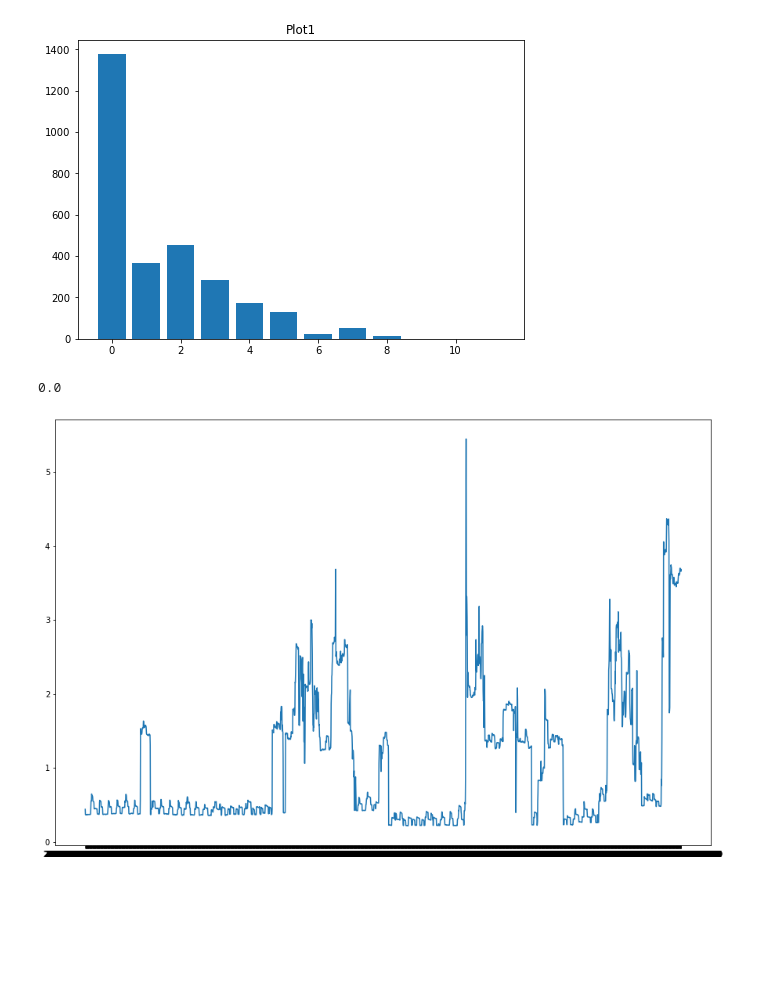
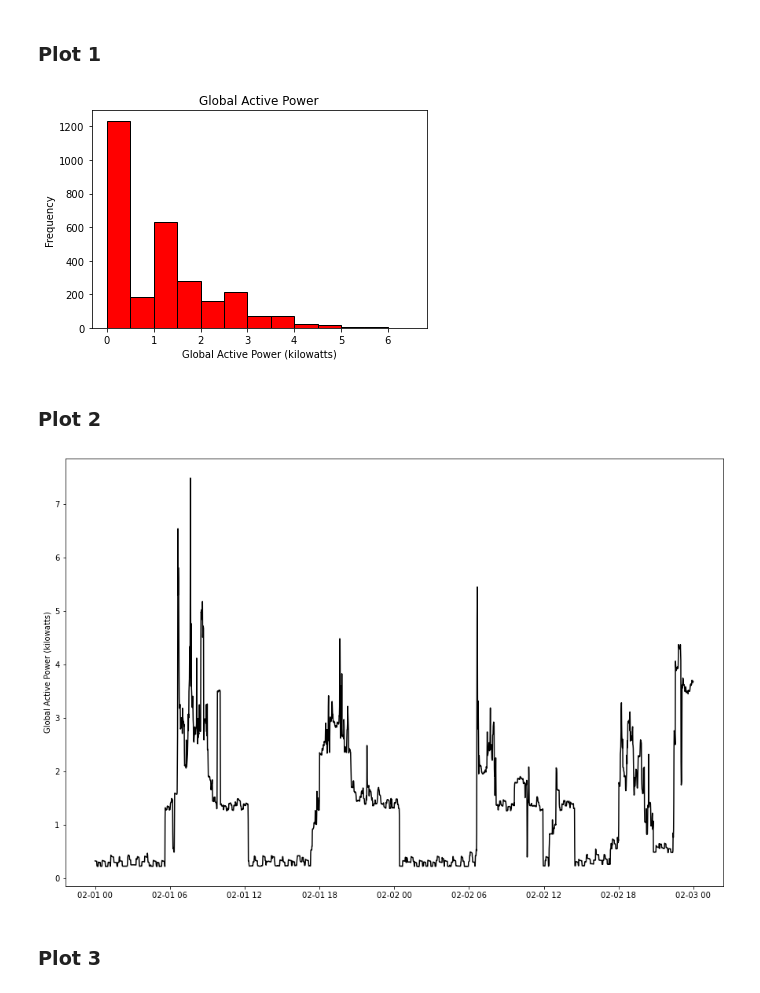
Before and after one commit to InventN/Visualize_lab3, a Jupyter notebook: Untitled.ipynb, the cells around one changed output. Drawn from its saved outputs; the diff is of its cells as text; code cells hidden in the pictures; blank space fills up the shorter version.

```diff
--- a/Untitled.ipynb
+++ b/Untitled.ipynb
@@ -7,5 +9 @@ df = pd.read_table("household_power_consumption.txt", delimiter=";")
-# %%
-df['Date'] =  pd.to_datetime(df['Date'])
-# df['Date'] = df[['Date', 'Time']].agg(' '.join, axis=1)
-# df['Date'] = pd.to_datetime(df['Date'], format='%d%m%y%H%M%S')
 # %%
@@ -29,0 +48,2 @@ df[['Global_active_power','Global_reactive_power','Voltage','Global_intensity','
+# %%
+df[['Global_active_power','Global_reactive_power','Voltage','Global_intensity','Sub_metering_1','Sub_metering_2','Sub_metering_3']] = df[['Global_active_power','Global_reactive_power','Voltage','Global_intensity','Sub_metering_1','Sub_metering_2','Sub_metering_3']].astype('float64')
@@ -30,5 +52,3 @@ df[['Global_active_power','Global_reactive_power','Voltage','Global_intensity','
 # %%
-df['Date'] = df['Date'].dt.strftime('%Y-%m-%d')
-df["Period"] = df[["Date", "Time"]].agg(" ".join, axis=1)
-df[['Global_active_power','Global_reactive_power','Voltage','Global_intensity','Sub_metering_1','Sub_metering_2','Sub_metering_3']] = df[['Global_active_power','Global_reactive_power','Voltage','Global_intensity','Sub_metering_1','Sub_metering_2','Sub_metering_3']].astype('float')
-df.dtypes
+df['Date'] =  pd.to_datetime(df['Date'], format='%d/%m/%Y')
+df['Time'] = pd.to_timedelta(df['Time'])
@@ -45,0 +57,2 @@ dtype: object
+# %%
+df['Period'] = pd.to_datetime(df['Date'] + df['Time'], format='%Y-%m-%d%H:%M:%S')
@@ -46,38 +79,32 @@ dtype: object
+# %% [markdown]
+### Plot 1
 # %%
 def plot1():
+    plt.hist(df.Global_active_power, bins = np.arange(0, 7, 0.5), color ='r', edgecolor = "black")
+    plt.xlabel('Global Active Power (kilowatts)')
+    plt.ylabel('Frequency')
+    plt.title('Global Active Power')
+    plt.savefig('figure1.png')
+    plt.show()
 
-    pass
-# fig = plt.figure(figsize = (10, 5))
-x = [0, 1, 2, 3, 4, 5, 6, 7, 8, 9, 10, 11]
-y = list(hmm)
-plt.bar(x, y)
-
-plt.title('Plot1')
-plt.show()
+plot1()
 # %% [output]
-[figure, old version]
+[figure, new version]
-# %%
-# bins = np.linspace(0, 6, num=13)
-# list(bins)
-# hmm = df['Global_active_power'].value_counts(bins=bins, sort=False)
-# list(hmm)
-# list(bins).remove(0)
-df.Sub_metering_1.max()
-# %% [output]
-0.0
+# %% [markdown]
+### Plot 2
 # %%
 def plot2():
-    pass
+    plt.figure(figsize=(15, 10))
 
+    plt.plot(df.Period, df.Global_active_power, color = 'black')
+    plt.ylabel('Global Active Power (kilowatts)')
+    plt.savefig('figure2.png')
+    plt.show()
 
-plt.figure(figsize=(15, 10))
-
-x = df.Period
-y = df.Global_active_power
-
-plt.plot(x, y)
-plt.show()
+plot2()
 # %% [output]
-[figure, old version]
+[figure, new version]
+# %% [markdown]
+### Plot 3
 # %%
 def plot3():
```
Also changed, not shown: parts of 18 cells of this notebook.
